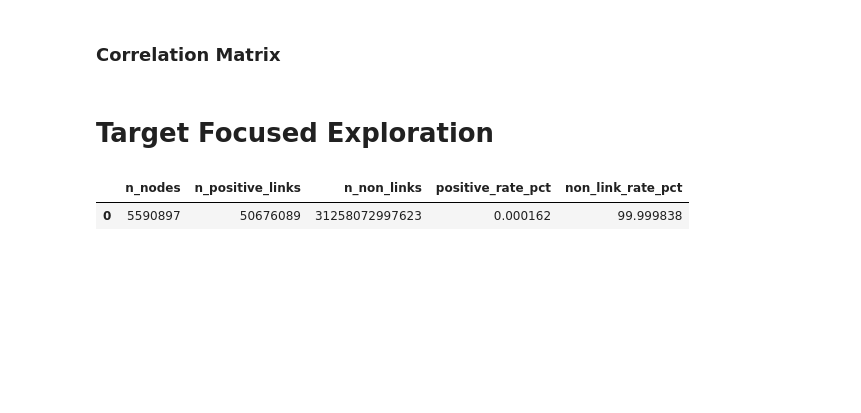
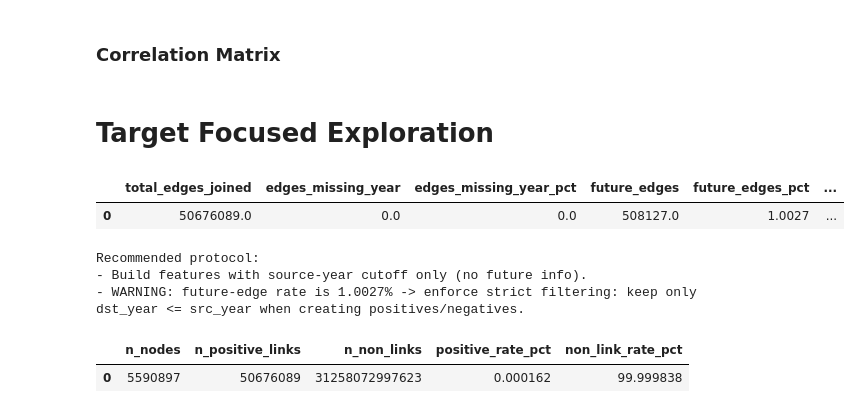
Before and after one commit to ManuCa93/data_project_3, a Jupyter notebook: notebook.ipynb, the cells around one changed output. Drawn from its saved outputs; the diff is of its cells as text; code cells hidden in the pictures; blank space fills up the shorter version.

```diff
--- a/notebook.ipynb
+++ b/notebook.ipynb
@@ -634,6 +621,70 @@ For modeling, use robust org features (has_org, normalized org match) rather tha
 # plt.show()
 # %% [markdown]
 # Target Focused Exploration
+# %%
+# Leakage check: citations that point to the future (dst_year > src_year)
+leakage_df = con.sql("""
+WITH nodes AS (
+    SELECT id, year
+    FROM papers
+    WHERE id IS NOT NULL AND TRIM(id) <> ''
+), edges AS (
+    SELECT DISTINCT
+        p.id AS src_id,
+        ref AS dst_id
+    FROM papers p
+    CROSS JOIN UNNEST(p."references") AS t(ref)
+    WHERE p.id IS NOT NULL AND TRIM(p.id) <> ''
+      AND ref IS NOT NULL AND TRIM(ref) <> ''
+      AND p.id <> ref
+), linked AS (
+    SELECT
+        s.year AS src_year,
+        d.year AS dst_year
+    FROM edges e
+    JOIN nodes s ON e.src_id = s.id
+    JOIN nodes d ON e.dst_id = d.id
+), stats AS (
+    SELECT
+        COUNT(*)::DOUBLE AS total_edges_joined,
+        SUM(CASE WHEN src_year IS NULL OR dst_year IS NULL THEN 1 ELSE 0 END) AS edges_missing_year,
+        SUM(CASE WHEN src_year IS NOT NULL AND dst_year IS NOT NULL AND dst_year > src_year THEN 1 ELSE 0 END) AS future_edges,
+        SUM(CASE WHEN src_year IS NOT NULL AND dst_year IS NOT NULL AND dst_year = src_year THEN 1 ELSE 0 END) AS same_year_edges,
+        SUM(CASE WHEN src_year IS NOT NULL AND dst_year IS NOT NULL AND dst_year < src_year THEN 1 ELSE 0 END) AS past_edges
+    FROM linked
+)
+SELECT
+    total_edges_joined,
+    edges_missing_year,
+    ROUND(100.0 * edges_missing_year / NULLIF(total_edges_joined, 0), 4) AS edges_missing_year_pct,
+    future_edges,
+    ROUND(100.0 * future_edges / NULLIF(total_edges_joined, 0), 4) AS future_edges_pct,
+    same_year_edges,
+    ROUND(100.0 * same_year_edges / NULLIF(total_edges_joined, 0), 4) AS same_year_edges_pct,
+    past_edges,
+    ROUND(100.0 * past_edges / NULLIF(total_edges_joined, 0), 4) AS past_edges_pct
+FROM stats;
+""").df()
+
+display(leakage_df)
+
+# 4) Quick recommendation text based on computed leakage
+fr = float(leakage_df.loc[0, 'future_edges_pct'])
+mr = float(leakage_df.loc[0, 'edges_missing_year_pct'])
+print('Recommended protocol:')
+print('- Build features with source-year cutoff only (no future info).')
+if fr > 0.1:
+    print(f'- WARNING: future-edge rate is {fr:.4f}% -> enforce strict filtering: keep only dst_year <= src_year when creating positives/negatives.')
+else:
+    print(f'- Future-edge rate is low ({fr:.4f}%), but still enforce dst_year <= src_year for safety.')
+if mr > 0:
+    print(f'- {mr:.4f}% edges have missing year; decide policy: drop these pairs or keep with `year_missing` indicator.')
+# %% [output]
+|  | total_edges_joined | edges_missing_year | edges_missing_year_pct | future_edges | future_edges_pct | ... |
+| 0 | 50676089.0 | 0.0 | 0.0 | 508127.0 | 1.0027 | ... |
+Recommended protocol:
+- Build features with source-year cutoff only (no future info).
+- WARNING: future-edge rate is 1.0027% -> enforce strict filtering: keep only dst_year <= src_year when creating positives/negatives.
 # %%
 # Class balance: citation links (positive) vs non-links (negative)
 
```
Also changed, not shown: parts of 5 cells of this notebook, 1 other file.
